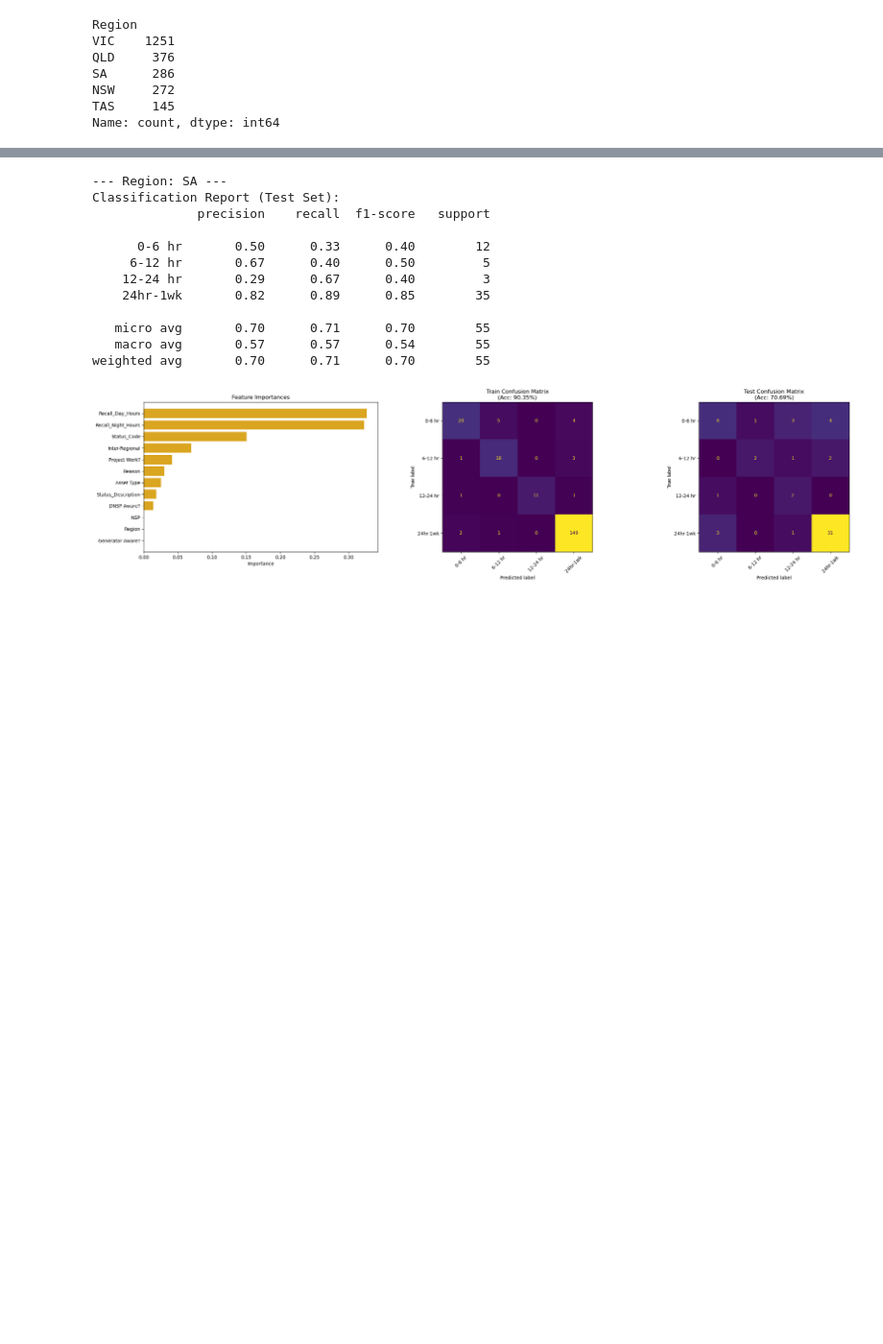
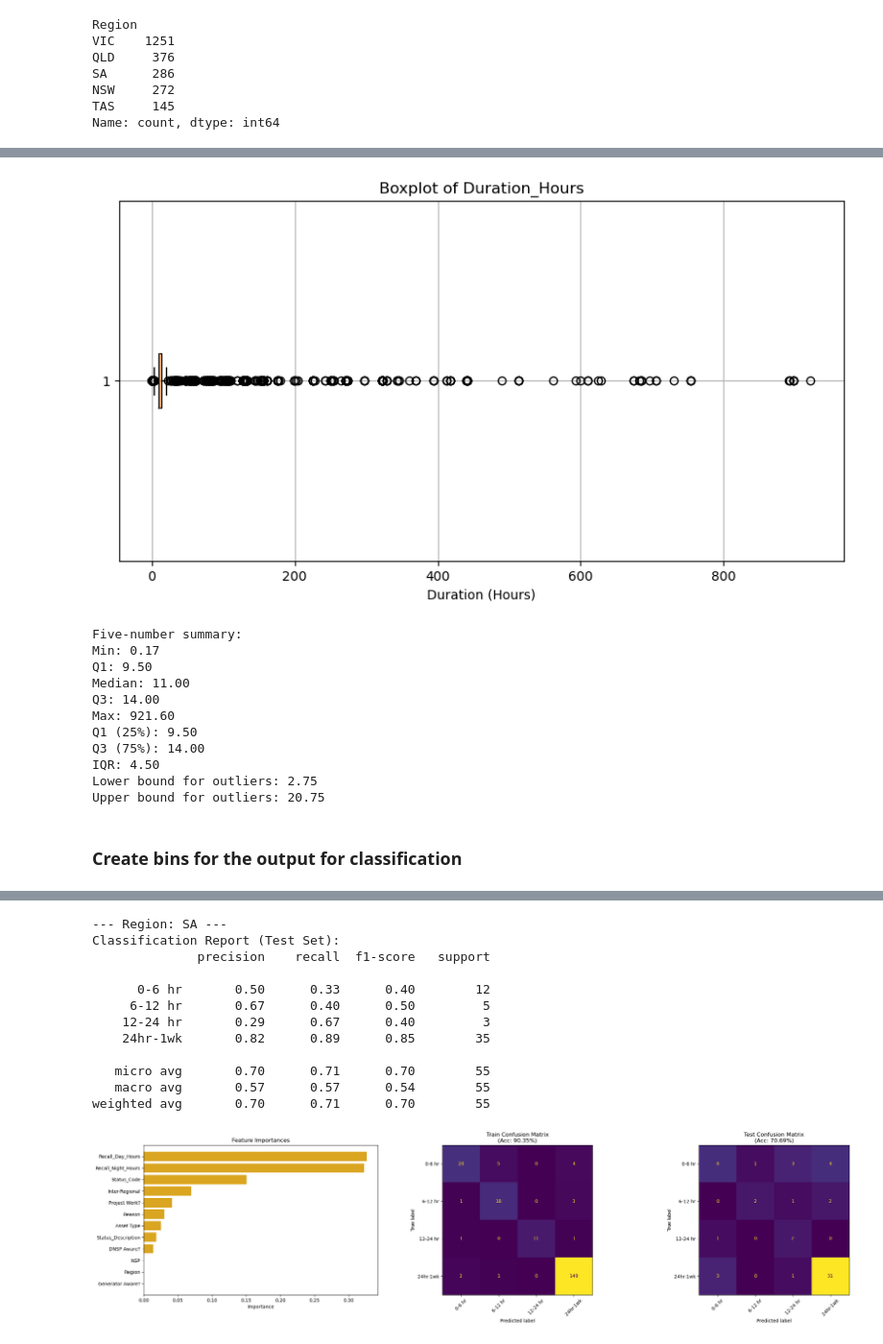
Before and after one commit to JerryZ-code/JZ_IFN695, a Jupyter notebook: 3.4.classification_with_unique_outages.ipynb, the cells around one changed output, grey strips where cells are left out. Shown: that part at 96% size. Drawn from its saved outputs; the diff is of its cells as text; code cells hidden in the pictures; blank space fills up the shorter version.

```diff
--- a/3.4.classification_with_unique_outages.ipynb
+++ b/3.4.classification_with_unique_outages.ipynb
@@ -22,0 +44,55 @@ Name: count, dtype: int64
+# %%
+# --- 1. Boxplot
+plt.figure(figsize=(10, 5))
+plt.boxplot(df['Duration_Hours'].dropna(), vert=False)
+plt.title("Boxplot of Duration_Hours")
+plt.xlabel("Duration (Hours)")
+plt.grid(True)
+plt.show()
+
+# --- 2. Five-number summary
+summary = df['Duration_Hours'].describe(percentiles=[0.25, 0.5, 0.75])
+five_num_summary = {
+    'Min': summary['min'],
+    'Q1': summary['25%'],
+    'Median': summary['50%'],
+    'Q3': summary['75%'],
+    'Max': summary['max']
+}
+print("Five-number summary:")
+for k, v in five_num_summary.items():
+    print(f"{k}: {v:.2f}")
+
+# Outlier identification
+# Drop NaNs
+duration = df['Duration_Hours'].dropna()
+
+# Compute Q1 and Q3
+Q1 = duration.quantile(0.25)
+Q3 = duration.quantile(0.75)
+IQR = Q3 - Q1
+
+# Define outlier cutoffs
+lower_bound = Q1 - 1.5 * IQR
+upper_bound = Q3 + 1.5 * IQR
+
+print(f"Q1 (25%): {Q1:.2f}")
+print(f"Q3 (75%): {Q3:.2f}")
+print(f"IQR: {IQR:.2f}")
+print(f"Lower bound for outliers: {lower_bound:.2f}")
+print(f"Upper bound for outliers: {upper_bound:.2f}")
+# %% [output]
+[figure, added]
+Five-number summary:
+Min: 0.17
+Q1: 9.50
+Median: 11.00
+Q3: 14.00
+Max: 921.60
+Q1 (25%): 9.50
+Q3 (75%): 14.00
+IQR: 4.50
+Lower bound for outliers: 2.75
+Upper bound for outliers: 20.75
+# %% [markdown]
+### Create bins for the output for classification
```
Also changed, not shown: parts of 10 cells of this notebook, 1 other file.
